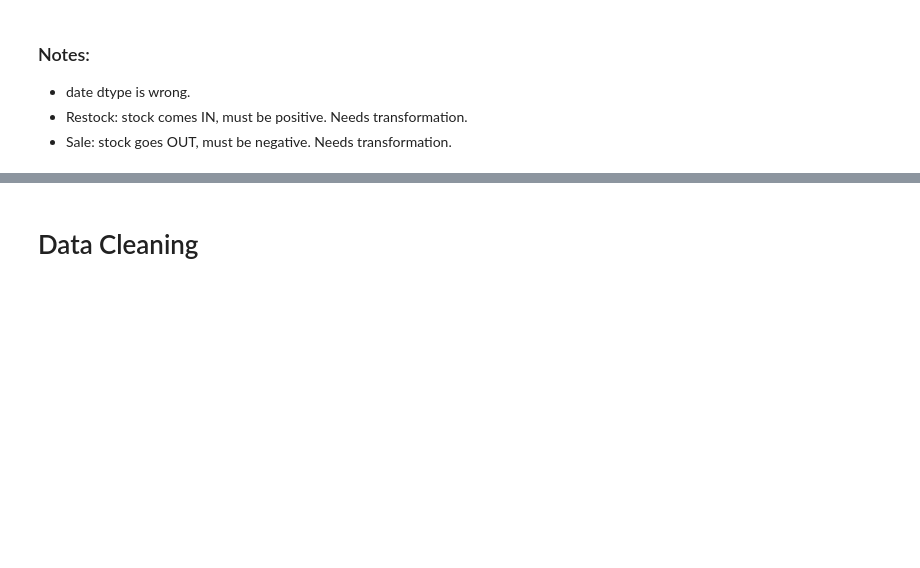
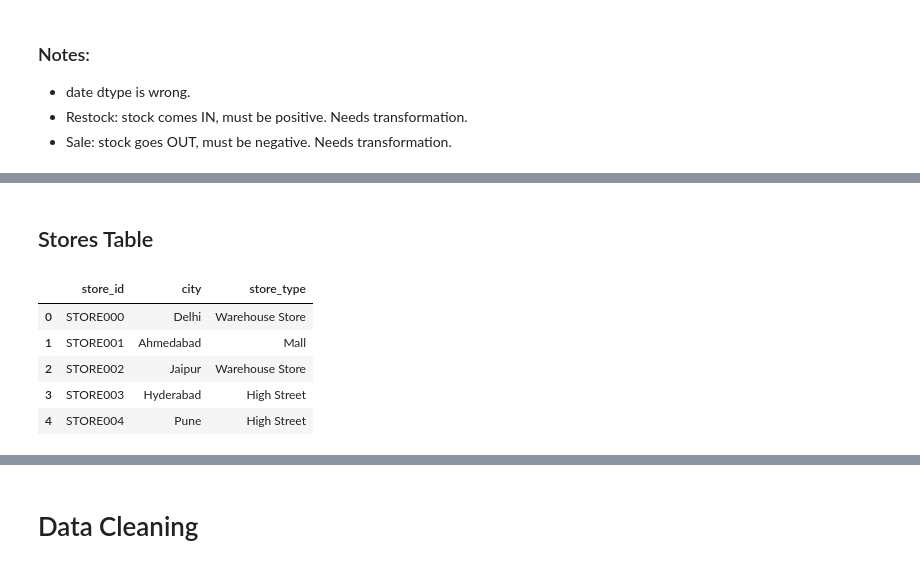
Before and after one commit to Devi27-create/Omnichannel-Retail-Sales-and-Inventory-Analytics, a Jupyter notebook: Omnichannel_retail_sales_and_inventory.ipynb, the cells around one changed output, grey strips where cells are left out. Saved outputs shown, nothing was run; the diff lists cells and outputs as text; code cells hidden in the pictures; blank space fills up the shorter version.

```diff
--- a/Omnichannel_retail_sales_and_inventory.ipynb
+++ b/Omnichannel_retail_sales_and_inventory.ipynb
@@ -14,6 +14,10 @@ ord_it = pd.read_csv(r"C:\Users\user\Downloads\Omnichannel retail inventory data
 inv = pd.read_csv(r"C:\Users\user\Downloads\Omnichannel retail inventory dataset\omni_inventory.csv")
 
 inv_move = pd.read_csv(r"C:\Users\user\Downloads\Omnichannel retail inventory dataset\omni_inventory_movements.csv")
+
+stor = pd.read_csv(r"C:\Users\user\Downloads\Omnichannel retail inventory dataset\omni_stores.csv")
+
+ware = pd.read_csv(r"C:\Users\user\Downloads\Omnichannel retail inventory dataset\omni_warehouses.csv")
 # %% [markdown]
 # Understanding dataset
 # %% [markdown]
@@ -356,0 +430,11 @@ Name: count, dtype: int64
+# %% [markdown]
+## Stores Table
+# %%
+stor.head()
+# %% [output]
+|  | store_id | city | store_type |
+| 0 | STORE000 | Delhi | Warehouse Store |
+| 1 | STORE001 | Ahmedabad | Mall |
+| 2 | STORE002 | Jaipur | Warehouse Store |
+| 3 | STORE003 | Hyderabad | High Street |
+| 4 | STORE004 | Pune | High Street |
```
Also changed, not shown: parts of 57 cells of this notebook, 19 other files.
